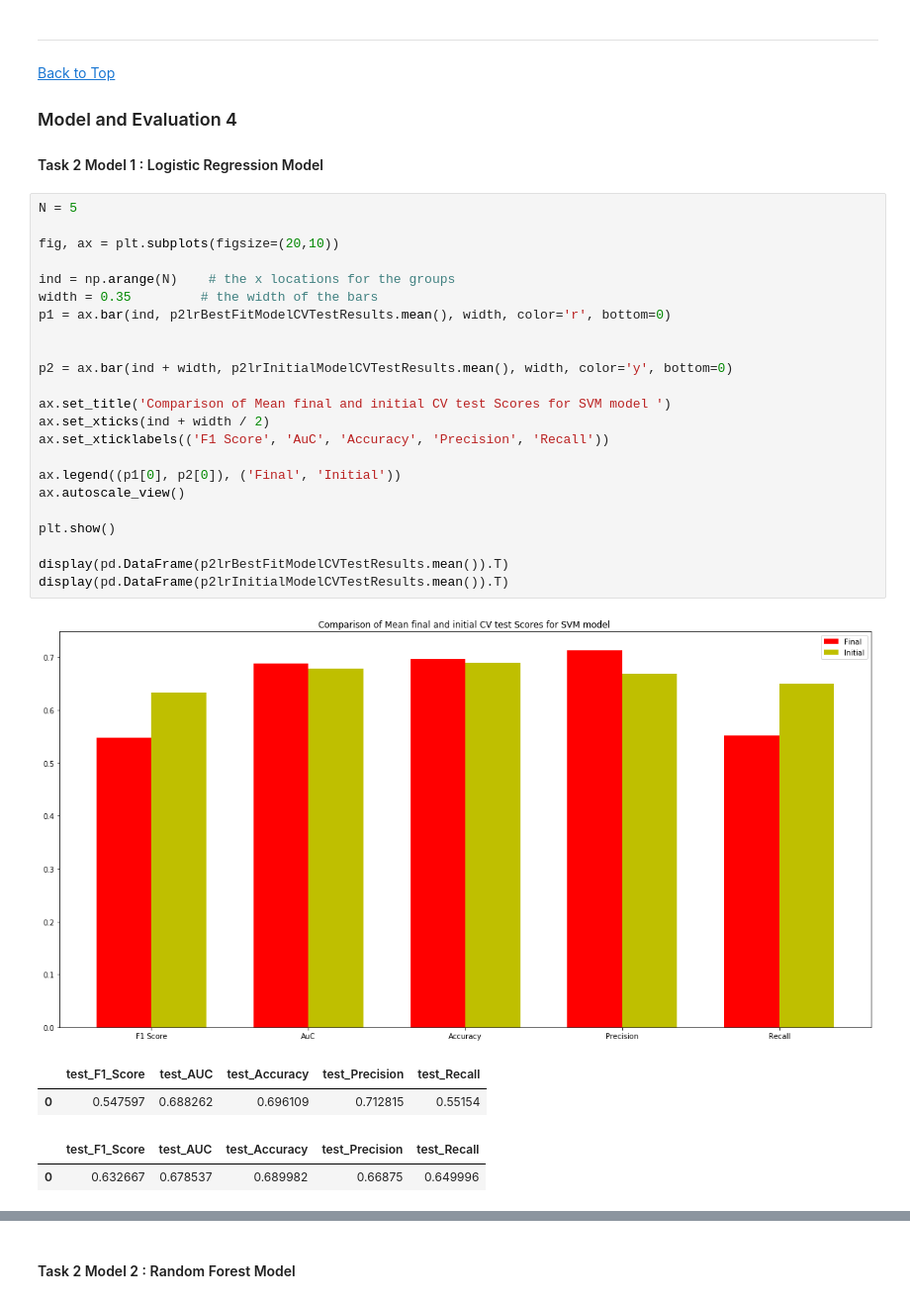
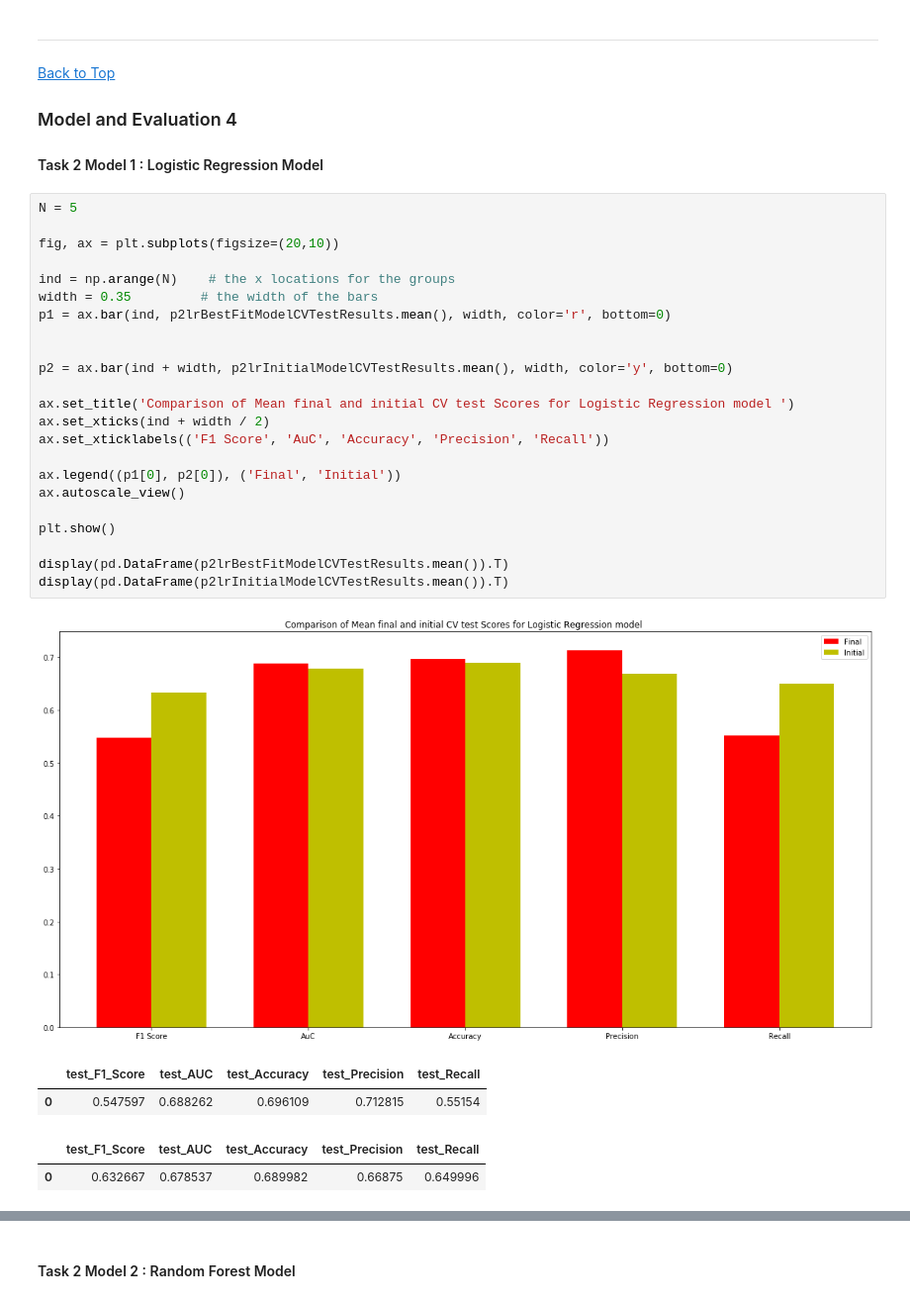
Before and after one commit to nhendersonkuns/awesomedataminers, a Jupyter notebook: Lab2_housing_models_final.ipynb, the cells around one changed output, grey strips where cells are left out. Shown at 99% size. Cells and saved outputs as stored; diff of their text form.

```diff
--- a/Lab2_housing_models_final.ipynb
+++ b/Lab2_housing_models_final.ipynb
@@ -2797,28 +2795,28 @@ ________
 # %%
 N = 5
 
 fig, ax = plt.subplots(figsize=(20,10))
 
 ind = np.arange(N)    # the x locations for the groups
 width = 0.35         # the width of the bars
 p1 = ax.bar(ind, p2lrBestFitModelCVTestResults.mean(), width, color='r', bottom=0)
 
 
 p2 = ax.bar(ind + width, p2lrInitialModelCVTestResults.mean(), width, color='y', bottom=0)
 
-ax.set_title('Comparison of Mean final and initial CV test Scores for SVM model ')
+ax.set_title('Comparison of Mean final and initial CV test Scores for Logistic Regression model ')
 ax.set_xticks(ind + width / 2)
 ax.set_xticklabels(('F1 Score', 'AuC', 'Accuracy', 'Precision', 'Recall'))
 
 ax.legend((p1[0], p2[0]), ('Final', 'Initial'))
 ax.autoscale_view()
 
 plt.show()
 
 display(pd.DataFrame(p2lrBestFitModelCVTestResults.mean()).T)
 display(pd.DataFrame(p2lrInitialModelCVTestResults.mean()).T)
 # %% [output]
-[figure, old version]
+[figure, new version]
 |  | test_F1_Score | test_AUC | test_Accuracy | test_Precision | test_Recall |
 | 0 | 0.547597 | 0.688262 | 0.696109 | 0.712815 | 0.55154 |
 |  | test_F1_Score | test_AUC | test_Accuracy | test_Precision | test_Recall |
```
Also changed, not shown: parts of 16 cells of this notebook.
